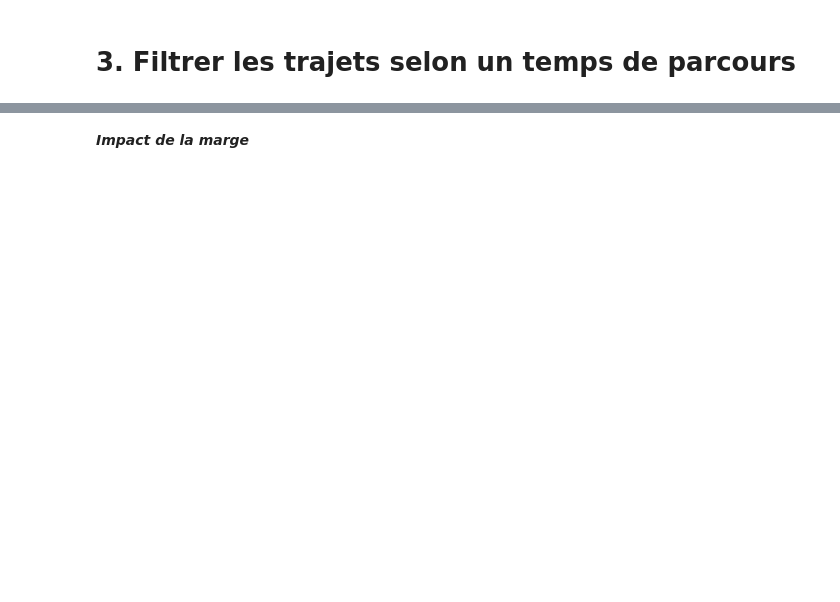
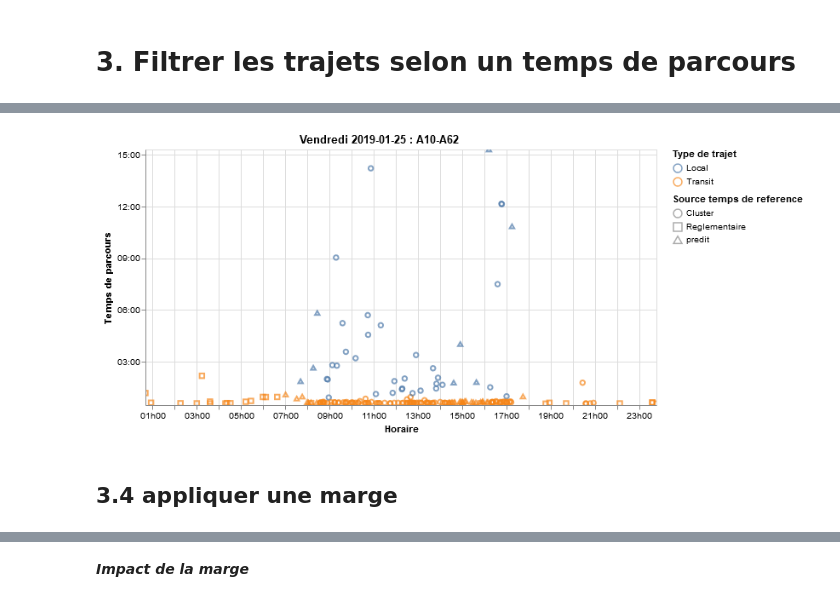
Before and after one commit to nantodevison/lapi, a Jupyter notebook: Carto_Lapi/Analyse/Donnees_postraitees.ipynb, the cells around one changed output, grey strips where cells are left out. Cells and saved outputs as stored; diff of their text form; code cells hidden in the pictures; blank space fills up the shorter version.

```diff
--- a/Carto_Lapi/Analyse/Donnees_postraitees.ipynb
+++ b/Carto_Lapi/Analyse/Donnees_postraitees.ipynb
@@ -135,2 +171,8 @@ Wall time: 2.73 s
+# %%
+g.graph_transit_filtre_multiple(df_transit_extrapole,'2019-01-25 00:00:00', '2019-01-25 23:59:59','A10-A62', 1)
+# %% [output]
+[figure, added]
+# %% [markdown]
+## 3.4 appliquer une marge
 # %%
 %%time
```
Also changed, not shown: parts of 59 cells of this notebook, 1 other file.
